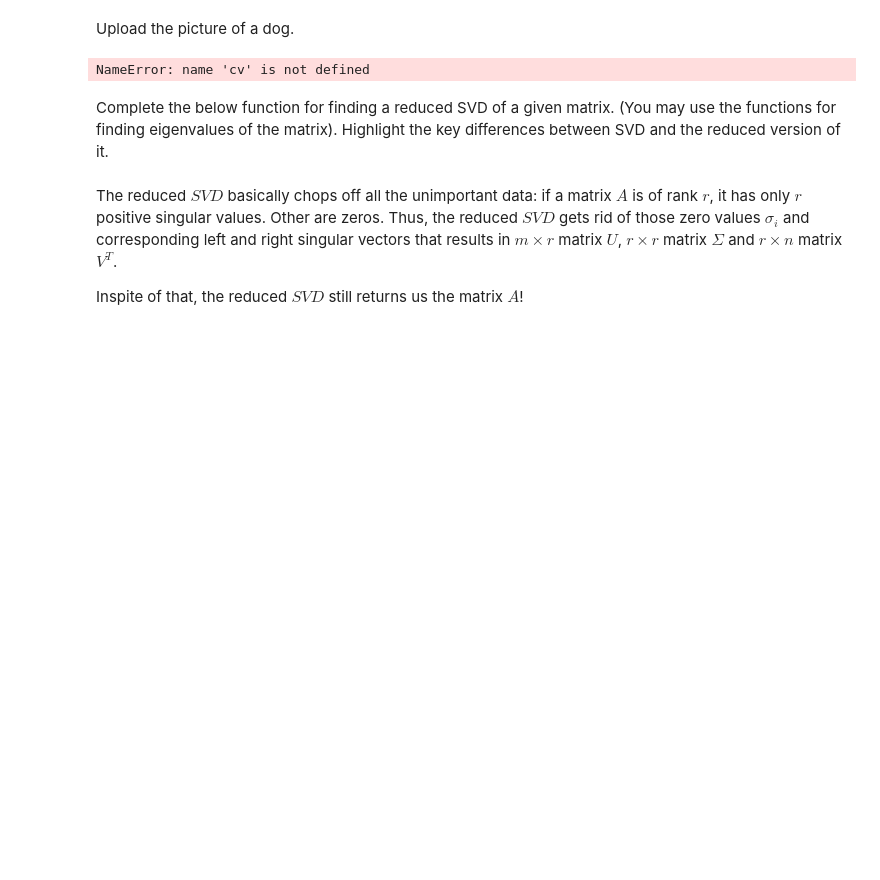
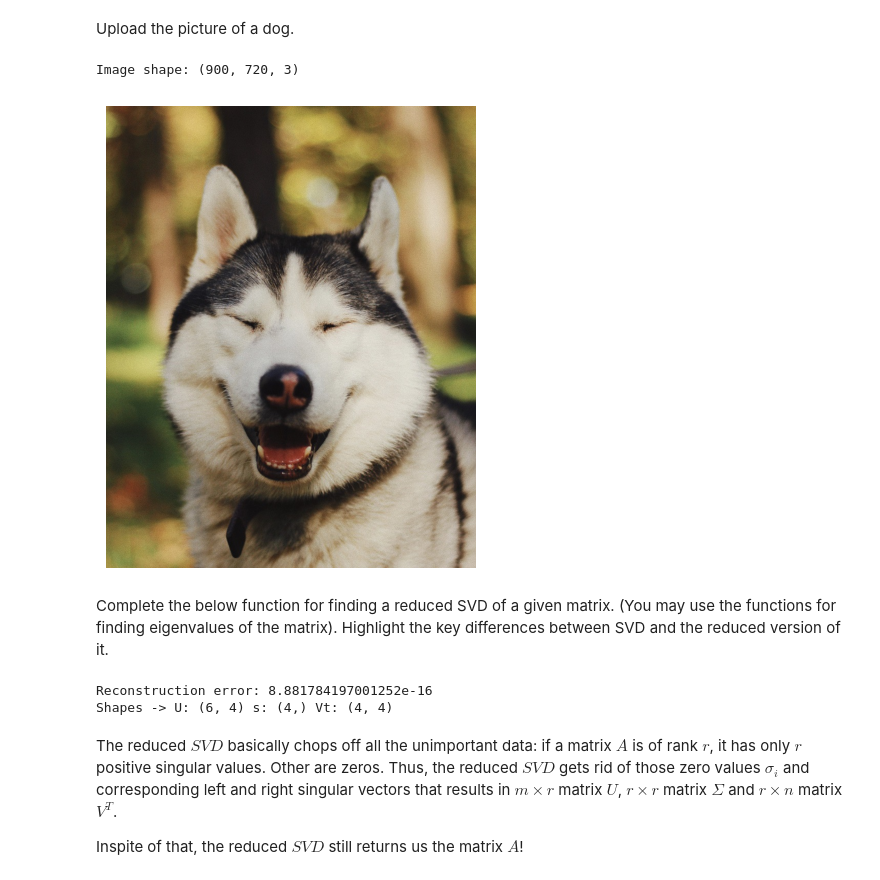
Before and after one commit to MariiaHamanuk/SVD, a Jupyter notebook: LA_Lab_3_Template_2025.ipynb, the cells around one changed output. Cells and saved outputs as stored; diff of their text form; code cells hidden in the pictures; blank space fills up the shorter version.

Commit message:
Image compression using SVD

```diff
--- a/LA_Lab_3_Template_2025.ipynb
+++ b/LA_Lab_3_Template_2025.ipynb
@@ -185,11 +235,14 @@ $$A = U \Sigma V^T = Q D Q^T$$
 # %% [markdown]
 Upload the picture of a dog.
 # %%
-path = "../happy-dog.jpg"
+import os
+path = "happy-dog.jpg" if os.path.exists("happy-dog.jpg") else "../happy-dog.jpg"
 image = cv.imread(path)
 image = image.astype('float32')
+print("Image shape:", image.shape)
 cv2_imshow(image)
 # %% [output]
-NameError: name 'cv' is not defined
+Image shape: (900, 720, 3)
+[figure, added]
 # %% [markdown]
 Complete the below function for finding a reduced SVD of a given matrix. (You may use the functions for finding eigenvalues of the matrix). Highlight the key differences between SVD and the reduced version of it.
@@ -207,3 +249,30 @@ def reduced_svd(A):
+# %%
+def reduced_svd(A):
+    """
+    Reduced SVD of an arbitrary real matrix A (m x n).
+
+    For a matrix of rank r, returns:
+        U  : m x r  (orthonormal columns - left singular vectors)
+        s  : (r,)   (positive singular values, sorted descending)
+        Vt : r x n  (orthonormal rows - right singular vectors transposed)
+
+    so that  A = U @ diag(s) @ Vt  exactly (up to numerical error).
+    """
+    A = np.asarray(A, dtype=float)
+    U, s, Vt = np.linalg.svd(A, full_matrices=False)
+    tol = max(A.shape) * np.finfo(float).eps * (s.max() if s.size else 0.0)
+    r = int(np.sum(s > tol))
+    return U[:, :r], s[:r], Vt[:r, :]
+
+
+# Sanity check
+_test = np.random.RandomState(0).randn(6, 4)
+_U, _s, _Vt = reduced_svd(_test)
+print("Reconstruction error:", np.max(np.abs(_test - _U @ np.diag(_s) @ _Vt)))
+print("Shapes -> U:", _U.shape, "s:", _s.shape, "Vt:", _Vt.shape)
+# %% [output]
+Reconstruction error: 8.881784197001252e-16
+Shapes -> U: (6, 4) s: (4,) Vt: (4, 4)
 # %% [markdown]
 The reduced $SVD$ basically chops off all the unimportant data: if a matrix $A$ is of rank $r$, it has only $r$ positive singular values. Other are zeros.
 Thus, the reduced $SVD$ gets rid of those zero values $\sigma_i$ and corresponding left and right singular vectors that results in $m \times r$ matrix $U$,
```
Also changed, not shown: parts of 14 cells of this notebook.
